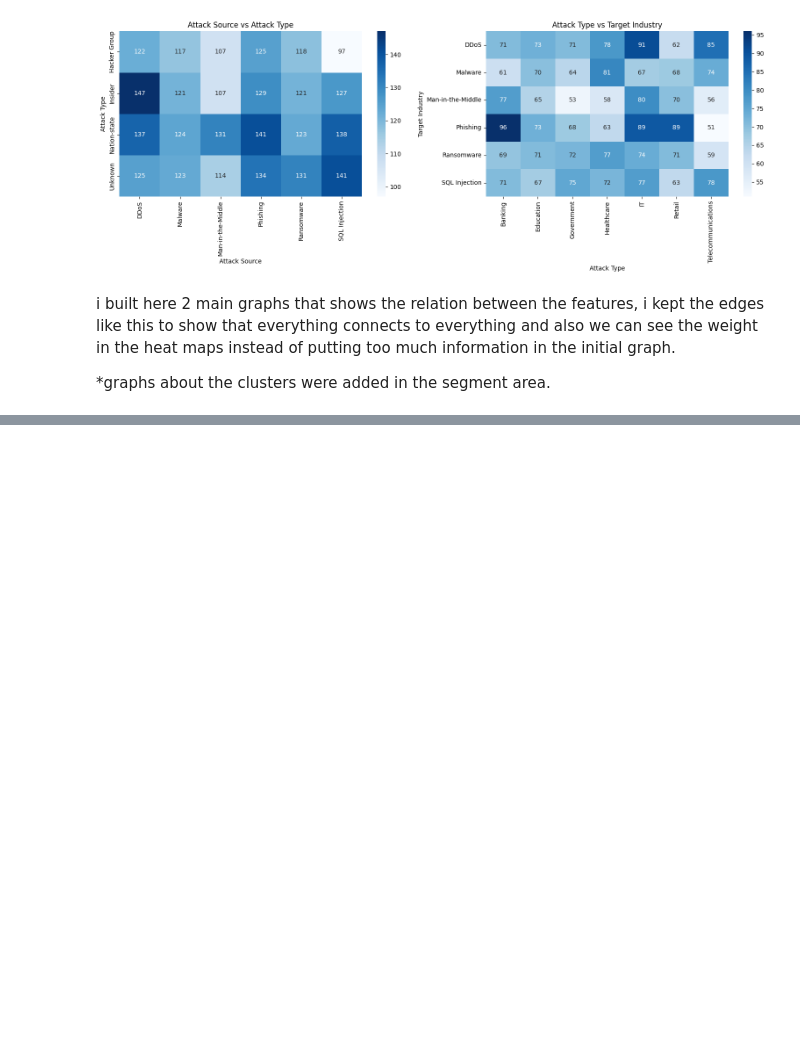
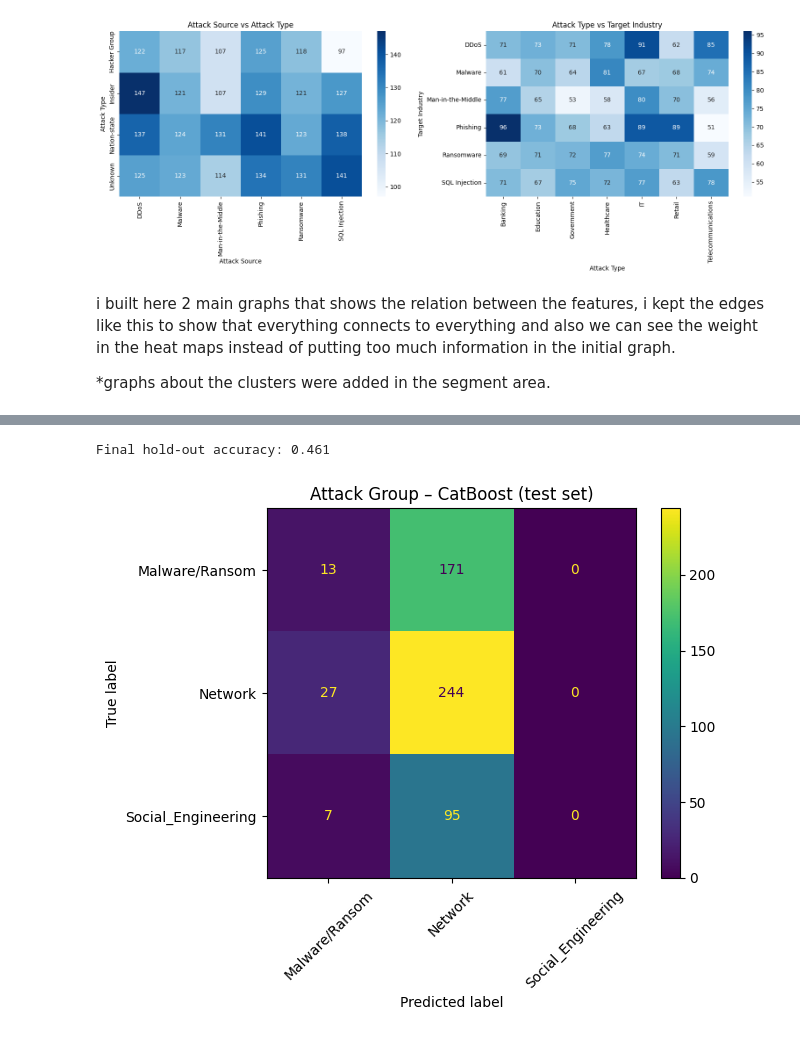
Before and after one commit to lorig1234/Cybersecurity-data-analysis, a Jupyter notebook: CyberSecurity Project/code.ipynb, the cells around one changed output, grey strips where cells are left out. Drawn from its saved outputs; the diff is of its cells as text; code cells hidden in the pictures; blank space fills up the shorter version.

Commit message:
model is done

```diff
--- a/CyberSecurity Project/code.ipynb
+++ b/CyberSecurity Project/code.ipynb
@@ -678,0 +944,64 @@ i built here 2 main graphs that shows the relation between the features, i kept
+# %%
+import pandas as pd, numpy as np, catboost as cb, matplotlib.pyplot as plt
+from sklearn.model_selection import train_test_split
+from sklearn.metrics import accuracy_score, ConfusionMatrixDisplay
+
+# ---------------- LOAD + SAME FEATURE ENGINEERING ----------------
+df = pd.read_csv("df_kmeans_clusters.csv")
+
+df["Users_per_Hour"] = df["Number of Affected Users"] / (df["Incident Resolution Time (in Hours)"]+1e-3)
+df["Loss_per_User"]  = df["Financial Loss (in Million $)"] / (df["Number of Affected Users"]+1e-3)
+df["Source_Vuln"]    = df["Attack Source"] + "__" + df["Security Vulnerability Type"]
+df["Vuln_Industry"]  = df["Security Vulnerability Type"] + "__" + df["Target Industry"]
+
+mapping = {
+    'Phishing':           'Social_Engineering',
+    'Man-in-the-Middle':  'Network',
+    'DDoS':               'Network',
+    'SQL Injection':      'Network',
+    'Malware':            'Malware/Ransom',
+    'Ransomware':         'Malware/Ransom'
+}
+df["Attack_Group"] = df["Attack Type"].map(mapping)
+
+y = df["Attack_Group"]
+X = df.drop(columns=["Attack Type", "Attack_Group"])
+cat_cols = X.select_dtypes("object").columns.tolist()
+for col in cat_cols:
+    X[col] = X[col].astype("category")
+
+# -------------- BEST PARAMS FROM YOUR STUDY ----------------
+best = {
+    "depth":  9,                  # <-- plug in study.best_params['depth']
+    "learning_rate": 0.0208,      # <-- study.best_params['lr']
+    "l2_leaf_reg": 7.97,          # <-- study.best_params['reg']
+    "iterations": 600,
+    "loss_function": "MultiClass",
+    "random_state": 42,
+    "verbose": False
+}
+
+# -------------- FINAL TRAIN / TEST -------------------------
+X_tr, X_te, y_tr, y_te = train_test_split(
+    X, y, test_size=0.2, stratify=y, random_state=42
+)
+
+model = cb.CatBoostClassifier(**best)
+model.fit(X_tr, y_tr, cat_features=cat_cols)
+
+pred = model.predict(X_te)
+acc  = accuracy_score(y_te, pred)
+print(f"\nFinal hold-out accuracy: {acc:.3f}")   # expect ≈ 0.48–0.50
+
+# Confusion matrix
+ConfusionMatrixDisplay.from_predictions(y_te, pred, xticks_rotation=45)
+plt.title("Attack Group – CatBoost (test set)"); plt.show()
+
+# Top feature importances
+importances = model.get_feature_importance()
+feat_imp = (pd.Series(importances, index=X.columns)
+              .sort_values(ascending=False).head(15))
+print("\nTop-15 features:\n", feat_imp.round(3))
+# %% [output]
+Final hold-out accuracy: 0.461
+[figure, added]
```
Also changed, not shown: parts of 8 cells of this notebook, 43 other files.
